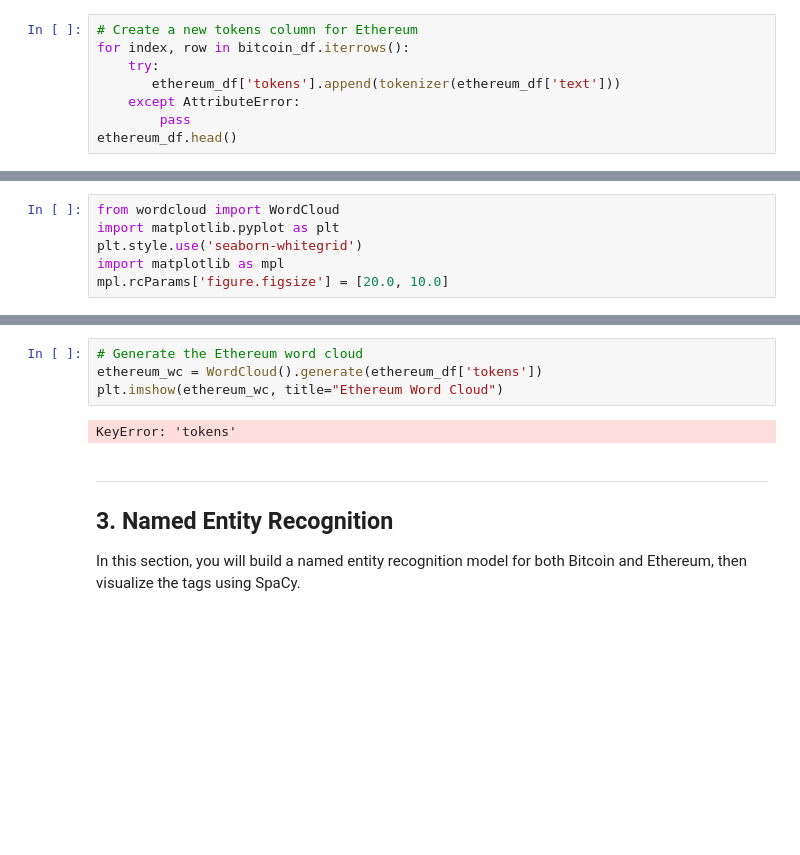
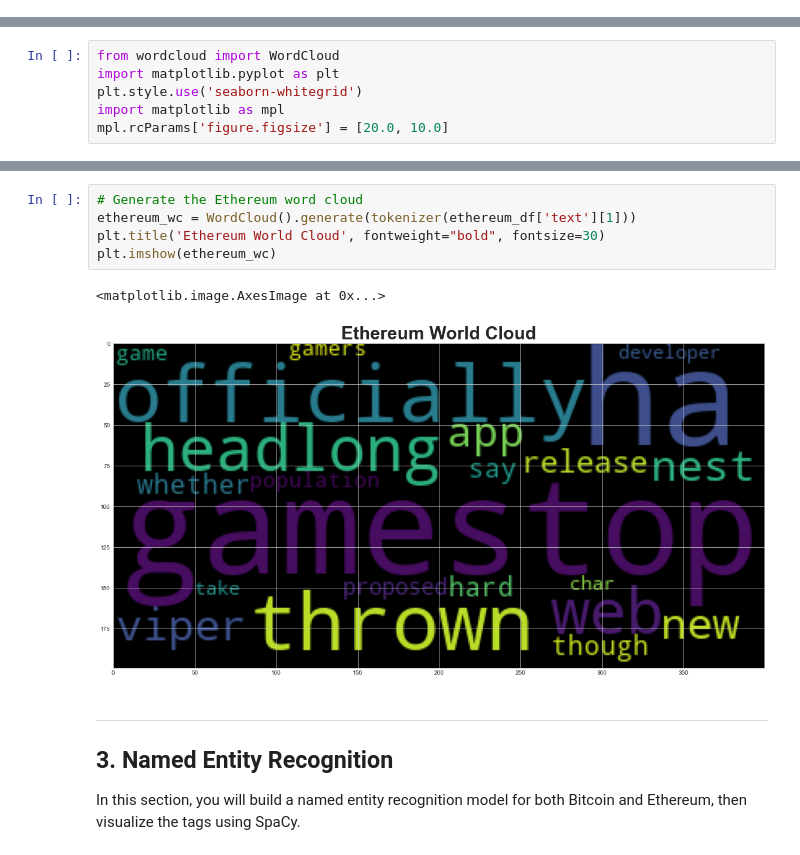
Before and after one commit to spearl7076/Unit12-Tales-from-the-Crypto, a Jupyter notebook: Instructions/Starter_Code/crypto_sentiment.ipynb, the cells around one changed output, grey strips where cells are left out. Drawn from its saved outputs; the diff is of its cells as text; blank space fills up the shorter version.

```diff
--- a/Instructions/Starter_Code/crypto_sentiment.ipynb
+++ b/Instructions/Starter_Code/crypto_sentiment.ipynb
@@ -286,11 +277,3 @@ KeyError: 'tokens'
-# %%
-# Create a new tokens column for Ethereum
-for index, row in bitcoin_df.iterrows():
-    try:
-       ethereum_df['tokens'].append(tokenizer(ethereum_df['text']))
-    except AttributeError:
-        pass
-ethereum_df.head()
 # %% [markdown]
 ---
 # %% [markdown]
@@ -385,9 +356,11 @@ KeyError: 'tokens'
 # %%
 # Generate the Ethereum word cloud
-ethereum_wc = WordCloud().generate(ethereum_df['tokens'])
-plt.imshow(ethereum_wc, title="Ethereum Word Cloud")
+ethereum_wc = WordCloud().generate(tokenizer(ethereum_df['text'][1]))
+plt.title('Ethereum World Cloud', fontweight="bold", fontsize=30)
+plt.imshow(ethereum_wc)
 # %% [output]
-KeyError: 'tokens'
+<matplotlib.image.AxesImage at 0x...>
+[figure, added]
 # %% [markdown]
 ---
 ## 3. Named Entity Recognition
```
Also changed, not shown: parts of 9 cells of this notebook.
